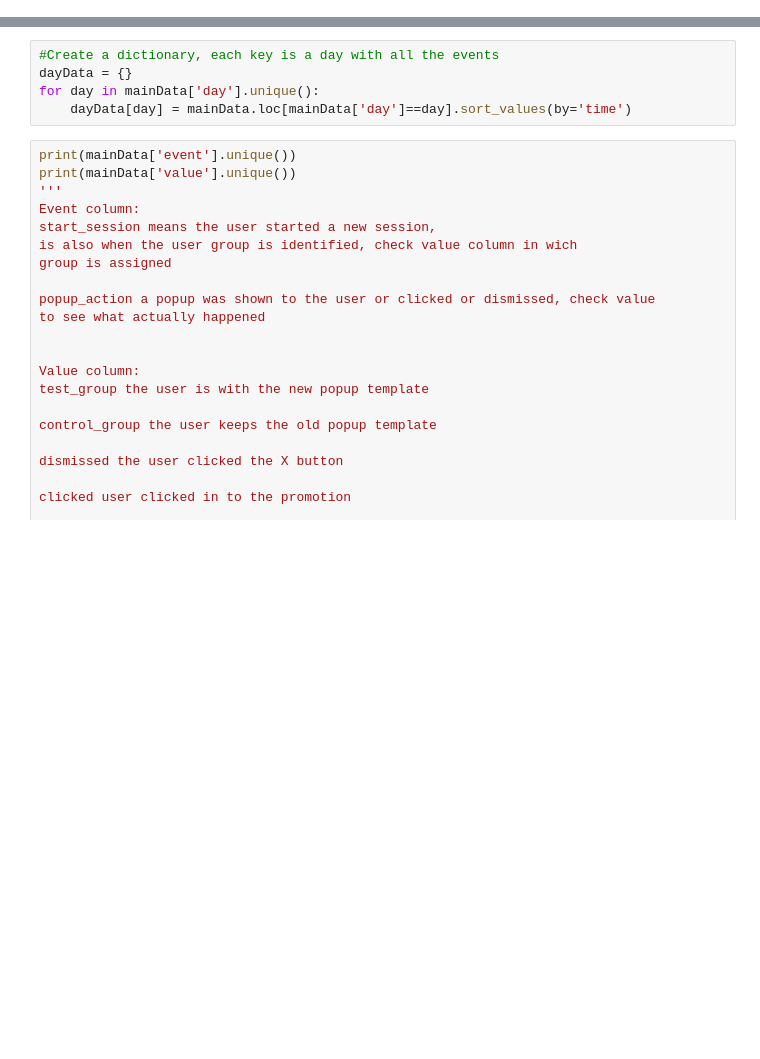
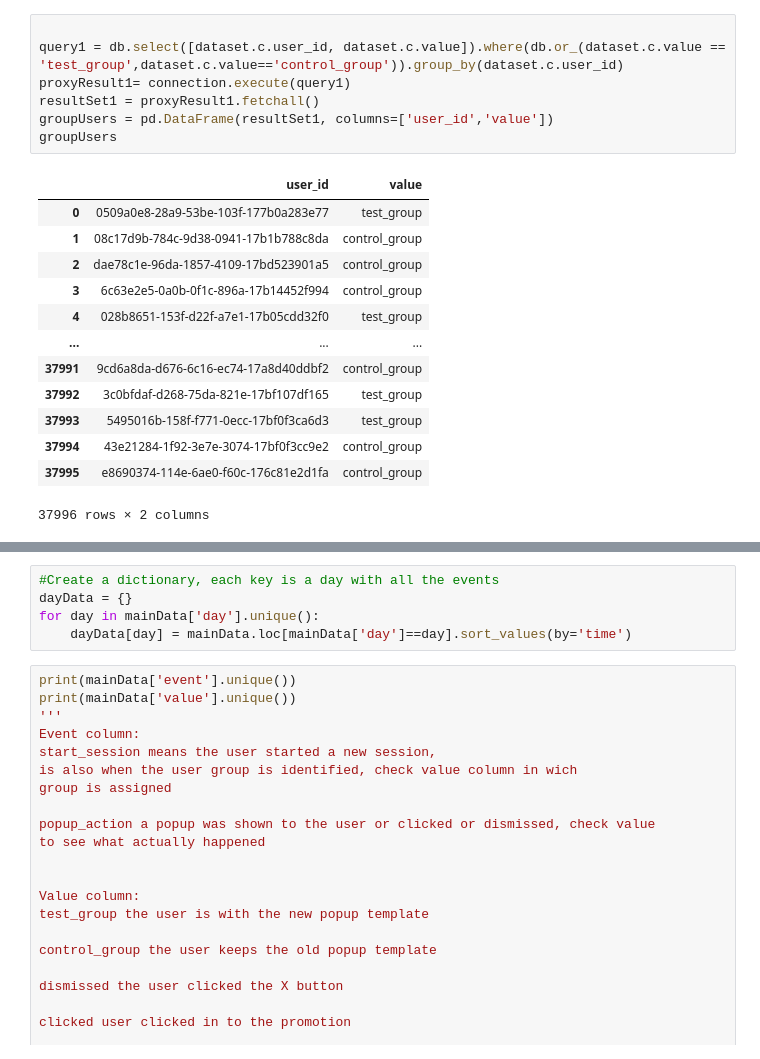
Before and after one commit to Astrobert0/case_study, a Jupyter notebook: Analisys.ipynb, the cells around one changed output, grey strips where cells are left out. Drawn from its saved outputs; the diff is of its cells as text; blank space fills up the shorter version.

```diff
--- a/Analisys.ipynb
+++ b/Analisys.ipynb
@@ -37,0 +40,21 @@ mainData['user_id'] = replaceLetters(mainData['user_id'])
+# %%
+
+query1 = db.select([dataset.c.user_id, dataset.c.value]).where(db.or_(dataset.c.value == 'test_group',dataset.c.value=='control_group')).group_by(dataset.c.user_id)
+proxyResult1= connection.execute(query1)
+resultSet1 = proxyResult1.fetchall()
+groupUsers = pd.DataFrame(resultSet1, columns=['user_id','value'])
+groupUsers
+# %% [output]
+|  | user_id | value |
+| 0 | 0509a0e8-28a9-53be-103f-177b0a283e77 | test_group |
+| 1 | 08c17d9b-784c-9d38-0941-17b1b788c8da | control_group |
+| 2 | dae78c1e-96da-1857-4109-17bd523901a5 | control_group |
+| 3 | 6c63e2e5-0a0b-0f1c-896a-17b14452f994 | control_group |
+| 4 | 028b8651-153f-d22f-a7e1-17b05cdd32f0 | test_group |
+| ... | ... | ... |
+| 37991 | 9cd6a8da-d676-6c16-ec74-17a8d40ddbf2 | control_group |
+| 37992 | 3c0bfdaf-d268-75da-821e-17bf107df165 | test_group |
+| 37993 | 5495016b-158f-f771-0ecc-17bf0f3ca6d3 | test_group |
+| 37994 | 43e21284-1f92-3e7e-3074-17bf0f3cc9e2 | control_group |
+| 37995 | e8690374-114e-6ae0-f60c-176c81e2d1fa | control_group |
+37996 rows × 2 columns
```
Also changed, not shown: parts of 11 cells of this notebook.
